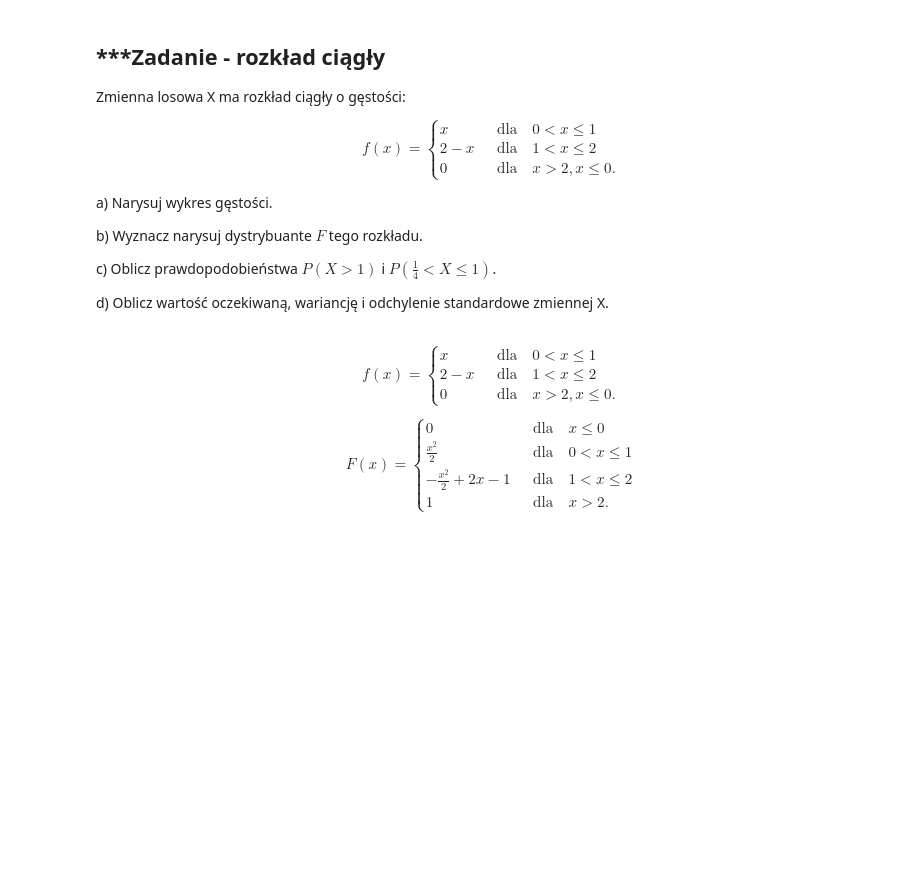
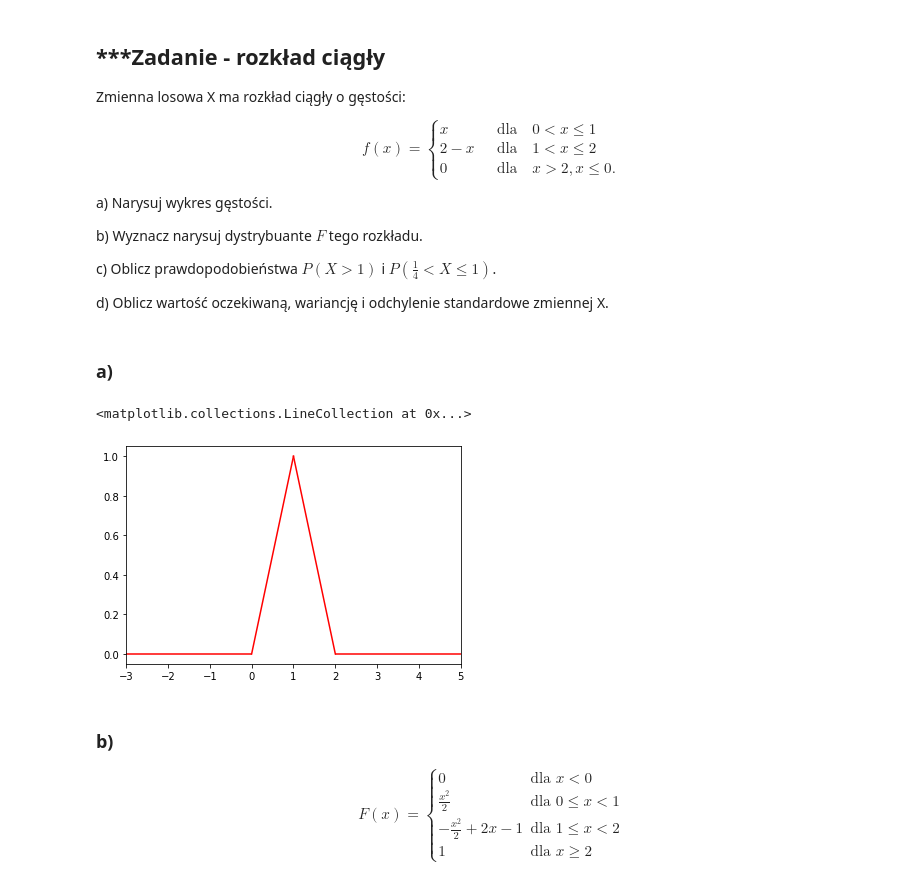
Before and after one commit to mdabrowski-phd/ds250223_stat, a Jupyter notebook: 02_rachunek_prawdopodobienstwa/02_analiza_rozkladow_prawdopodobienstwa.ipynb, the cells around one changed output. Saved outputs shown, nothing was run; the diff lists cells and outputs as text; code cells hidden in the pictures; blank space fills up the shorter version.

```diff
--- a/02_rachunek_prawdopodobienstwa/02_analiza_rozkladow_prawdopodobienstwa.ipynb
+++ b/02_rachunek_prawdopodobienstwa/02_analiza_rozkladow_prawdopodobienstwa.ipynb
@@ -76,36 +99,30 @@ b) Wyznacz narysuj dystrybuante $F$ tego rozkładu.
 c) Oblicz prawdopodobieństwa $P(X > 1)$ i $P( \frac{1}{4} < X \leq 1)$.
 
 d) Oblicz wartość oczekiwaną, wariancję i odchylenie standardowe zmiennej X.
+# %% [markdown]
+### a)
 # %%
-#a)
-#xa = np.linspace(0, 1, 100)
-#ya = xa
+xa = np.linspace(0, 1, 100)
+ya = xa
 
-#xb = np.linspace(1, 2, 100)
-#yb = 2 - xb
+xb = np.linspace(1, 2, 100)
+yb = 2 - xb
 
-#plt.xlim([-3, 5])
-#plt.plot(xa, ya, color='r')
-#plt.plot(xb, yb, color='r')
-#plt.hlines(xmin=-3, xmax=0, y=0, color='r')
-#plt.hlines(xmin=2, xmax=5, y=0, color='r')
+plt.xlim([-3, 5])
+plt.plot(xa, ya, color='r')
+plt.plot(xb, yb, color='r')
+plt.hlines(xmin=-3, xmax=0, y=0, color='r')
+plt.hlines(xmin=2, xmax=5, y=0, color='r')
+# %% [output]
+<matplotlib.collections.LineCollection at 0x...>
+[figure, added]
 # %% [markdown]
-$$
-    f(x)=\left.
-    \begin{cases}
-    x \quad &\text{dla}\quad 0<x\leq 1\\
-    2-x \quad &\text{dla}\quad 1<x\leq 2\\
-    0 \quad &\text{dla}\quad x>2, x\le 0.
-    \end{cases}\right.
-$$
-
-$$
-    F(x)=\left.
-    \begin{cases}
-    0 \quad &\text{dla}\quad x\leq 0\\
-    \frac{x^2}{2} \quad &\text{dla}\quad 0<x\leq 1\\
-    -\frac{x^2}{2}+2x-1 \quad &\text{dla}\quad 1<x\leq 2\\
-    1 \quad &\text{dla}\quad x>2.
-    \end{cases}\right.
-$$
+### b)
+$$F(x) =
+\begin{cases}
+0 &\text{dla } x < 0 \\
+\frac{x^2}{2} &\text{dla } 0 \leq x < 1 \\
+-\frac{x^2}{2} + 2x - 1 &\text{dla } 1 \leq x < 2 \\
+1 &\text{dla } x \geq 2
+\end{cases} $$
 # %%
```
Also changed, not shown: parts of 6 cells of this notebook, 7 other files.
